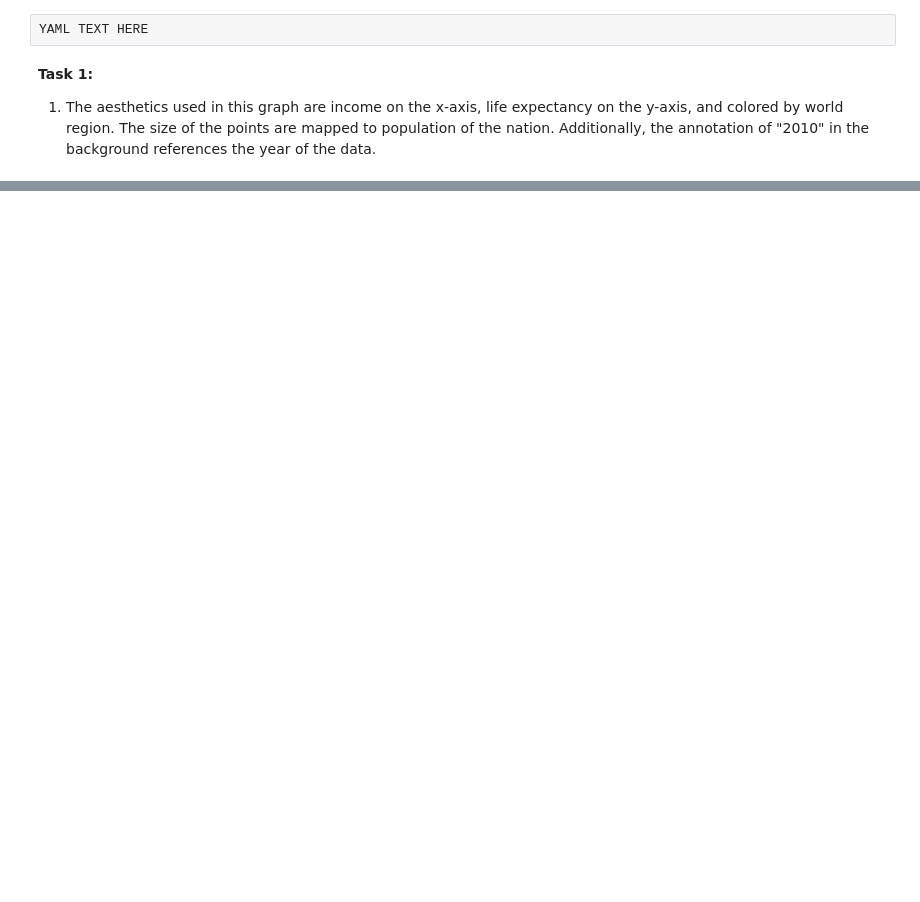
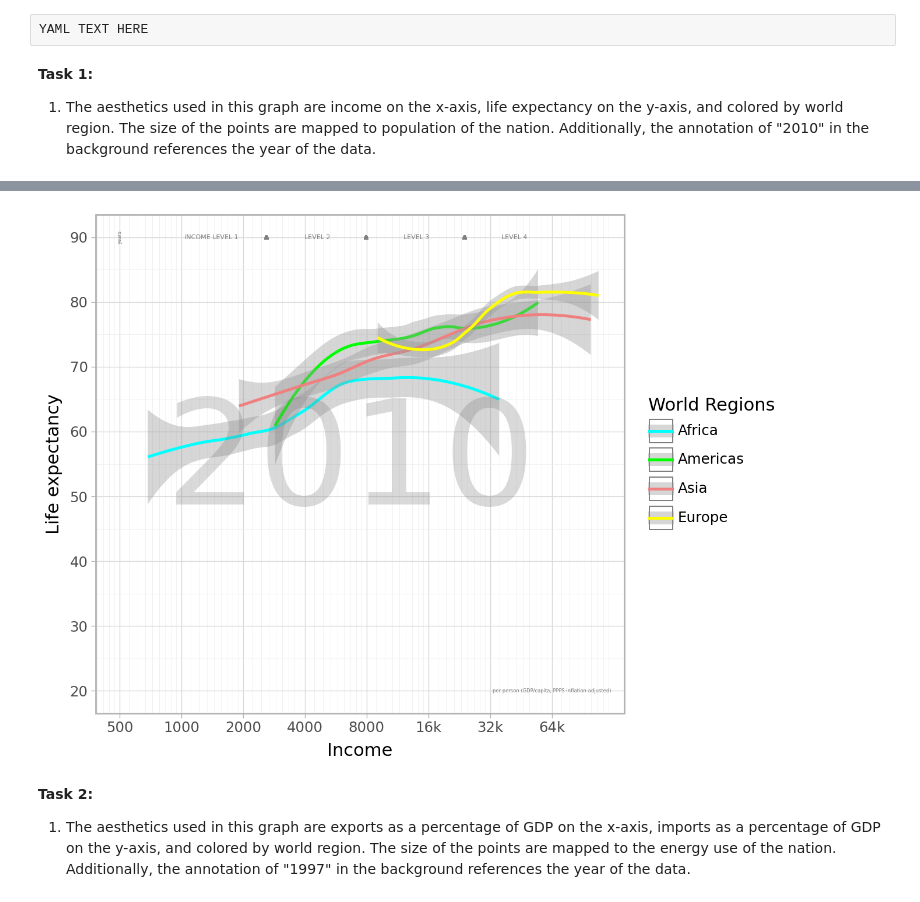
Before and after one commit to r-morag/Labs---GSB-544, a Jupyter notebook: lab_1.ipynb, the cells around one changed output, grey strips where cells are left out. Drawn from its saved outputs; the diff is of its cells as text; code cells hidden in the pictures; blank space fills up the shorter version.

Commit message:
finished task two and most of task 3

```diff
--- a/lab_1.ipynb
+++ b/lab_1.ipynb
@@ -37,0 +39,27 @@ from plotnine import geom_point, aes, ggplot, theme_light, scale_fill_manual, sc
+# %%
+from plotnine import geom_line, geom_smooth, scale_color_manual
+
+(ggplot(q1, aes(x="income", y="life_exp", color="four_regions"))
++ geom_smooth(method="loess", se=True)
++ theme_light()
++ scale_color_manual(values=["aqua", "lime", "lightcoral", "yellow"], labels=["Africa", "Americas", "Asia", "Europe"])
++ scale_x_log10(limits=(500, 110000), breaks=[500*(2**i) for i in range(8)], labels=(500, 1000, 2000, 4000, 8000, "16k", "32k", "64k"))
++ scale_y_continuous(limits=(20, 90), breaks=range(20, 91, 10))
++ labs(x="Income", y="Life expectancy", color="World Regions", size="Population")
++ annotate("text", x=500, y=90, label="years", angle=90, size=3, color="grey")
++ annotate("text", x=64000, y=20, label="per person (GDP/capita, PPPS inflation-adjusted)", size=3, color="grey")
++ annotate("text", x=6700, y=55, label="2010", size=90, color="grey", alpha=0.3)
++ annotate("text", x=1400, y=90, label="INCOME LEVEL 1", size=4, color="grey")
++ geom_point(aes(x=2600, y=90), shape="^", fill="grey", size=0.5, color="grey")
++ annotate("text", x=4600, y=90, label="LEVEL 2", size=4, color="grey")
++ geom_point(aes(x=7950, y=90), shape="^", fill="grey", size=0.5, color="grey")
++ annotate("text", x=14000, y=90, label="LEVEL 3", size=4, color="grey")
++ geom_point(aes(x=24000, y=90), shape="^", fill="grey", size=0.5, color="grey")
++ annotate("text", x=42000, y=90, label="LEVEL 4", size=4, color="grey")
+)
+# %% [output]
+[figure, added]
+# %% [markdown]
+**Task 2:**
+
+1. The aesthetics used in this graph are exports as a percentage of GDP on the x-axis, imports as a percentage of GDP on the y-axis, and colored by world region. The size of the points are mapped to the energy use of the nation. Additionally, the annotation of "1997" in the background references the year of the data.
```
Also changed, not shown: parts of 10 cells of this notebook, 1 other file.
